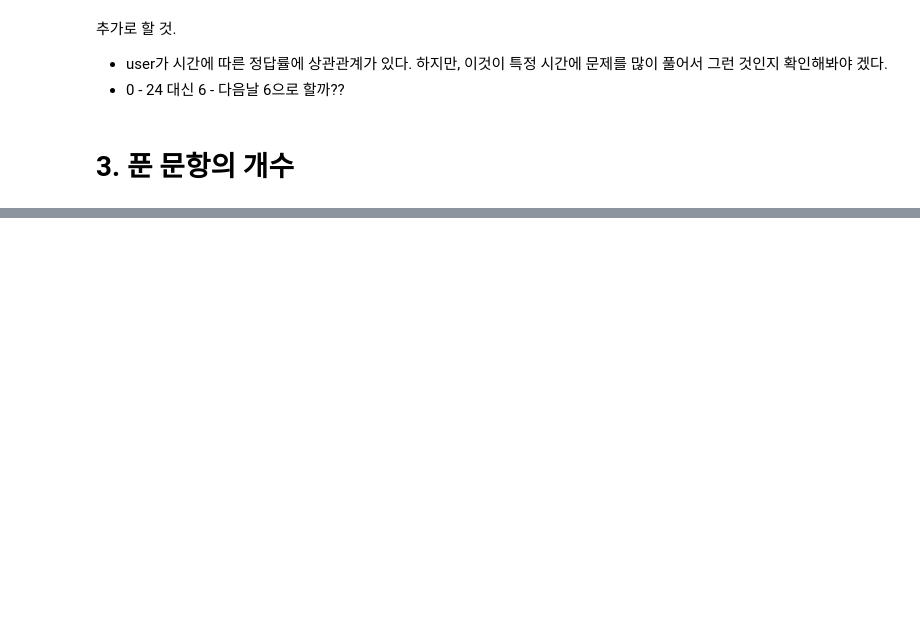
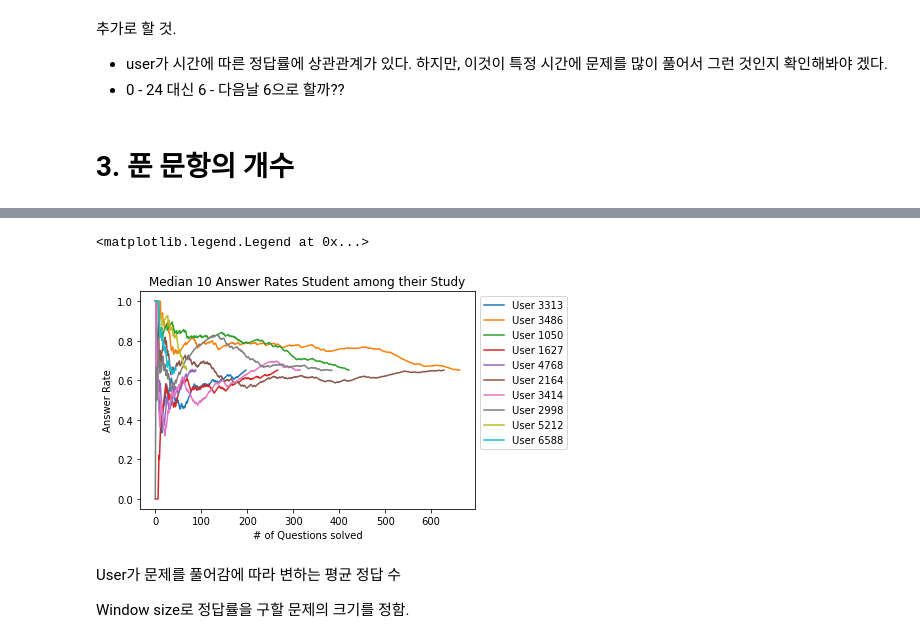
Before and after one commit to boostcampaitech3/level2-dkt-level2-recsys-12, a Jupyter notebook: Gwangseok/EDA.ipynb, the cells around one changed output, grey strips where cells are left out. Drawn from its saved outputs; the diff is of its cells as text; code cells hidden in the pictures; blank space fills up the shorter version.

```diff
--- a/Gwangseok/EDA.ipynb
+++ b/Gwangseok/EDA.ipynb
@@ -417,0 +423,18 @@ ax.legend(bbox_to_anchor=(1, 1))
+# %%
+fig, ax = plt.subplots()
+ax.set_title('Median 10 Answer Rates Student among their Study')
+ax.set_xlabel('# of Questions solved')
+ax.set_ylabel('Answer Rate')
+
+# 정답률이 중앙값 부근인 10명의 학생들
+samples = train_df.groupby('userID').agg({'answerCode': percentile}).sort_values(by='answerCode').index[user_nums//2-5:user_nums//2+5]
+for idx in samples:
+    cum_ans[cum_ans['userID'] == idx]['answerCode'].reset_index(drop=True).plot(ax=ax, label=f'User {idx}')
+ax.legend(bbox_to_anchor=(1, 1))
+# %% [output]
+<matplotlib.legend.Legend at 0x...>
+[figure, added]
+# %% [markdown]
+User가 문제를 풀어감에 따라 변하는 평균 정답 수
+
+Window size로 정답률을 구할 문제의 크기를 정함.
```
Also changed, not shown: parts of 21 cells of this notebook.
